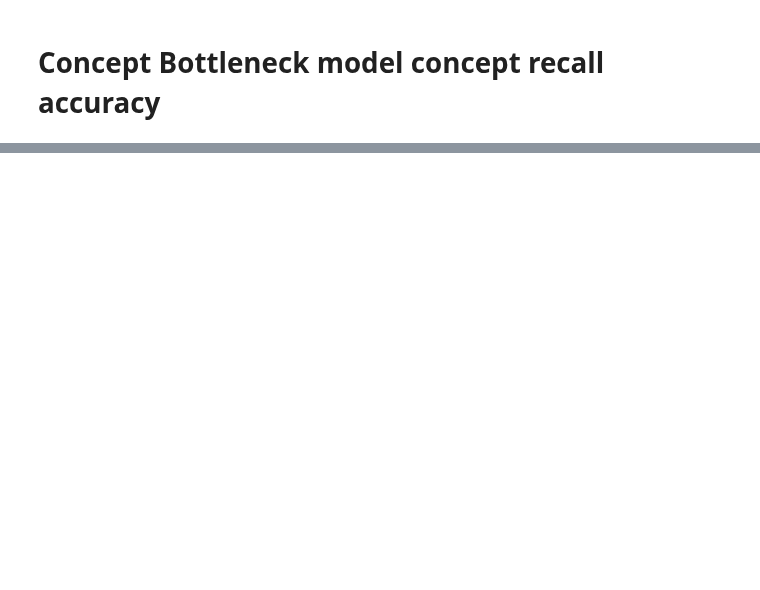
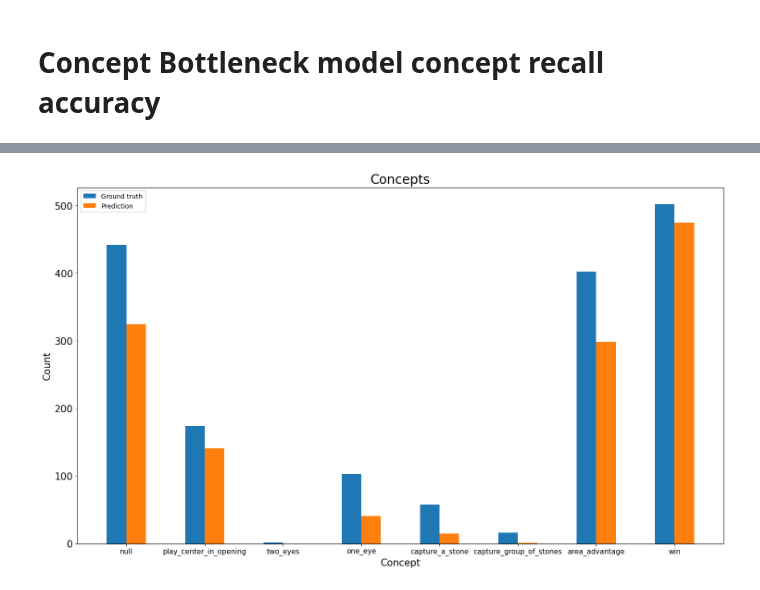
Before and after one commit to erikssommer/xai-concept-methods-drl, a Jupyter notebook: notebooks/concept_bottleneck_model.ipynb, the cells around one changed output, grey strips where cells are left out. Drawn from its saved outputs; the diff is of its cells as text; code cells hidden in the pictures; blank space fills up the shorter version.

```diff
--- a/notebooks/concept_bottleneck_model.ipynb
+++ b/notebooks/concept_bottleneck_model.ipynb
@@ -23,20 +26,22 @@ session_name =  'falcon'
 board_size = 5
 nr_of_concepts = data_utils.get_number_of_concepts()
 
-benchmark_model_path = "../models/cbm/conceptnet.keras"
+benchmark_model_path = "../models/cbm/net_1000.keras"
 
-agents_to_sample = [0, 10, 20, 60, 100, 500]
+agents_to_sample = [100, 200, 300, 500, 700, 1000]
 cases_to_sample = 1000
 
-full_model_path = f"../models/saved_sessions/conceptnet/board_size_{board_size}/{session_name}/"
+full_model_path = f"../models/cbm/"
 
-def load_model(full_name, model_name, epoch):
+def load_model(full_name, epoch):
     model_path = full_name + model_name + "_" + str(epoch) + ".keras"
-    model = ConceptNet(board_size, model_path)
+    model = ConceptNet(board_size, load_path=model_path)
     return model
 
-agents = [load_model(full_model_path, model_name, epoch) for epoch in agents_to_sample]
+agents = [load_model(full_model_path, epoch) for epoch in agents_to_sample]
 
-model = ConceptNet(board_size, nr_of_concepts, model_path=benchmark_model_path)
+model = ConceptNet(board_size, nr_of_concepts, load_path=benchmark_model_path)
 
-states, concepts = data_utils.generate_concept_one_hot_encodings(agents, cases_to_sample, board_size)
+states, concepts = data_utils.generate_binary_concept_encodings(agents, cases_to_sample, board_size)
+
+print(f'Generated datset containing {states.shape[0]} states and {concepts.shape[0]} concepts')
@@ -49,32 +56,50 @@ print(f'Accuracy of bottleneck layer: {accuracy}')
 # %%
 concepts_gt_dict = data_utils.concept_functions_to_dict()
 concepts_pred_dict = data_utils.concept_functions_to_dict()
-
 
 # Plot the accuracy of each individual concept in the bottleneck layer
 for i, concept in enumerate(concepts):
     # Find the index with the highest value in the prediction
     pred = concepts_pred[i]
-    pred_idx = pred.argmax()
+
     # Find all the indices where the concept is 1
-    concept_idx = concept.argmax()
+    for j in range(len(concept)):
+        if concept[j] == 1:
+            concept_name = data_utils.concept_idx_to_name(j)
+            concepts_gt_dict[concept_name] += 1
 
-    concepts_gt_dict[concept_idx] += 1
-    concepts_pred_dict[pred_idx] += 1
+    # Find the index of the 2 largest values in the prediction
+    pred_indices = np.argpartition(pred, -3)[-3:]
+    for idx in pred_indices:
+        if concept[idx] == 1:
+            concept_name = data_utils.concept_idx_to_name(idx)
+            concepts_pred_dict[concept_name] += 1
+
 
 # Plot the concepts_gt_dict and concepts_pred_dict
 fig, ax = plt.subplots()
 index = np.arange(len(concepts_gt_dict.keys()))
-bar_width = 0.35
+bar_width = 0.25
+
+# Set the window size
+fig.set_size_inches(18, 10)
 
 rects1 = ax.bar(index, concepts_gt_dict.values(), bar_width, label='Ground truth')
 rects2 = ax.bar(index + bar_width, concepts_pred_dict.values(), bar_width, label='Prediction')
 
-ax.set_xlabel('Concept')
-ax.set_ylabel('Count')
-ax.set_title('Concepts')
+ax.set_xlabel('Concept', fontsize=15)
+ax.set_ylabel('Count', fontsize=15)
+ax.set_title('Concepts', fontsize=20)
 ax.set_xticks(index + bar_width / 2)
 ax.set_xticklabels(concepts_gt_dict.keys())
+
+# Add this line to increase the font size of the x-ticks to 15
+ax.tick_params(axis='x', labelsize=11)
+
+# Add this line to increase the font size of the y-ticks to 15
+ax.tick_params(axis='y', labelsize=15)
 ax.legend()
 
 plt.show()
+# %% [output]
+[figure, added]
```
Also changed, not shown: parts of 3 cells of this notebook, 3 other files.
